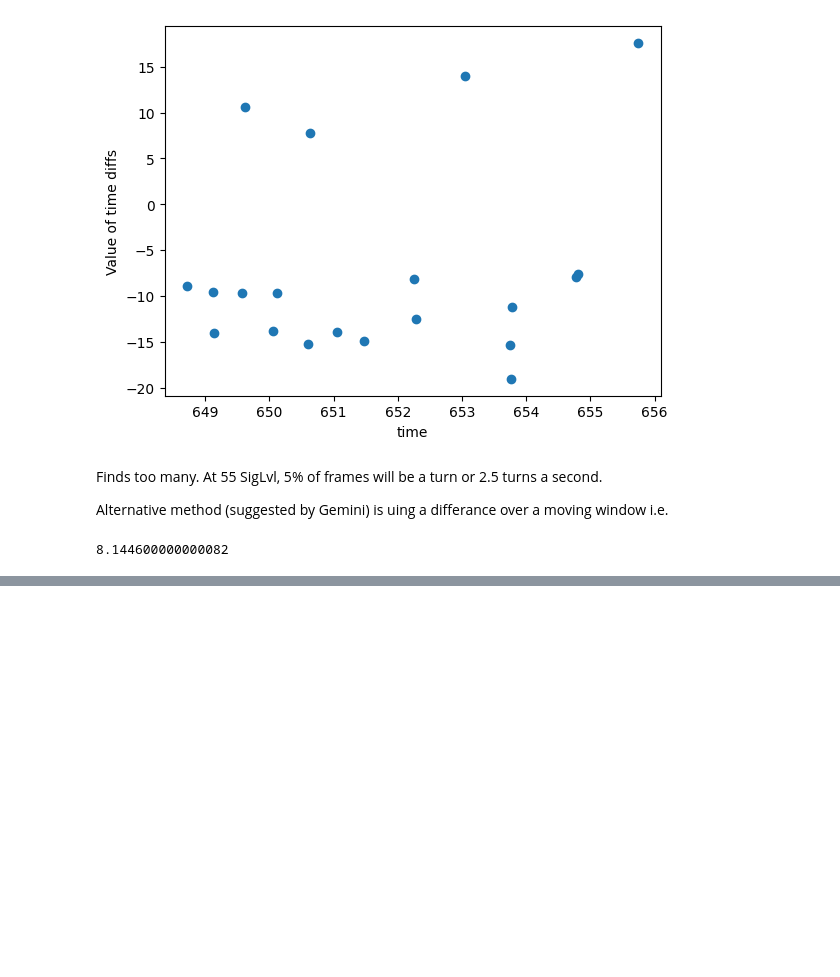
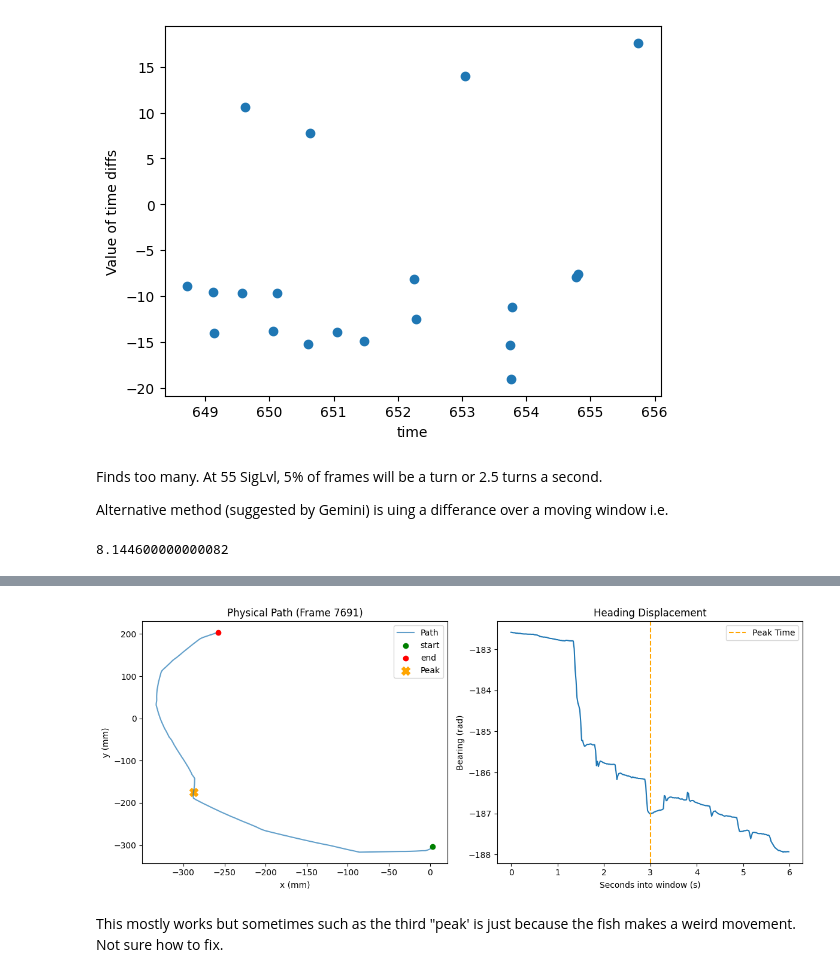
Before and after one commit to eloisecowley4/mdm2_project2, a Jupyter notebook: analysis_testing.ipynb, the cells around one changed output, grey strips where cells are left out. Drawn from its saved outputs; the diff is of its cells as text; code cells hidden in the pictures; blank space fills up the shorter version.

```diff
--- a/analysis_testing.ipynb
+++ b/analysis_testing.ipynb
@@ -164,0 +194,46 @@ plt.show()
+# %%
+def plot_path_and_bearings(df: pd.DataFrame, index: int, window: int = 150, fps:int = 50):
+    start_idx = max(0, index - window)
+    end_idx = min(len(df), index + window)
+    plotting_range = slice(start_idx, end_idx)
+
+    sub_df = df.iloc[plotting_range]
+
+    fig, (ax1, ax2) = plt.subplots(1, 2, figsize=(12, 5))
+
+    ax1.plot(sub_df.iloc[:, 0], sub_df.iloc[:, 1], label="Path", alpha=0.7)
+
+    ax1.scatter(sub_df.iloc[0, 0], sub_df.iloc[0, 1], color="green", label="start", zorder=5)
+    ax1.scatter(sub_df.iloc[-1, 0], sub_df.iloc[-1, 1], color="red", label="end", zorder=5)
+
+    ax1.scatter(df.iloc[index, 0], df.iloc[index, 1], color="orange", marker="X", s=100, label="Peak")
+
+    ax1.set_xlabel("x (mm)")
+    ax1.set_ylabel("y (mm)")
+    ax1.set_title(f"Physical Path (Frame {index})")
+    ax1.legend()
+
+    local_time = np.arange(len(sub_df)) / 50
+
+    # Extract the heading column (H1 is index 2)
+    heading_values = sub_df.iloc[:, 2].values
+
+    ax2.plot(local_time, heading_values)
+
+    # Mark the peak relative to the start of this window
+    peak_relative_time = (index - start_idx) / 50
+    ax2.axvline(peak_relative_time, color='orange', linestyle='--', label="Peak Time")
+
+    ax2.set_xlabel("Seconds into window (s)")
+    ax2.set_ylabel("Bearing (rad)")
+    ax2.set_title("Heading Displacement")
+    ax2.legend()
+
+    plt.tight_layout()
+    plt.show()
+
+plot_path_and_bearings(a, peaks[2])
+# %% [output]
+[figure, added]
+# %% [markdown]
+This mostly works but sometimes such as the third "peak' is just because the fish makes a weird movement. Not sure how to fix.
```
Also changed, not shown: parts of 5 cells of this notebook.
